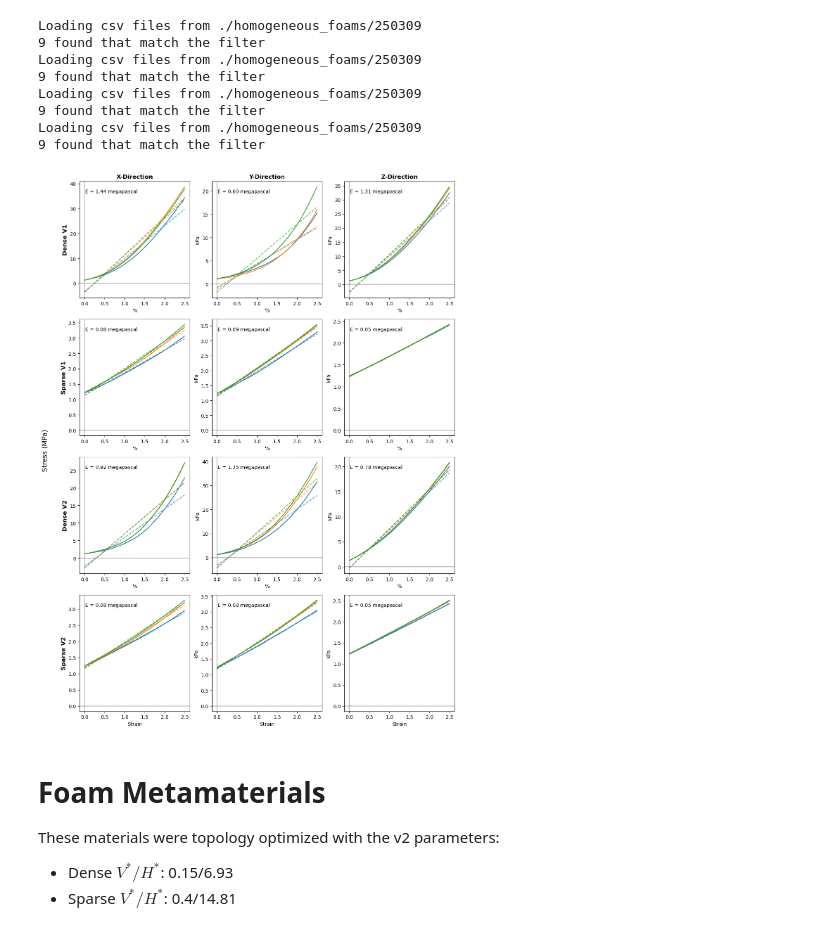
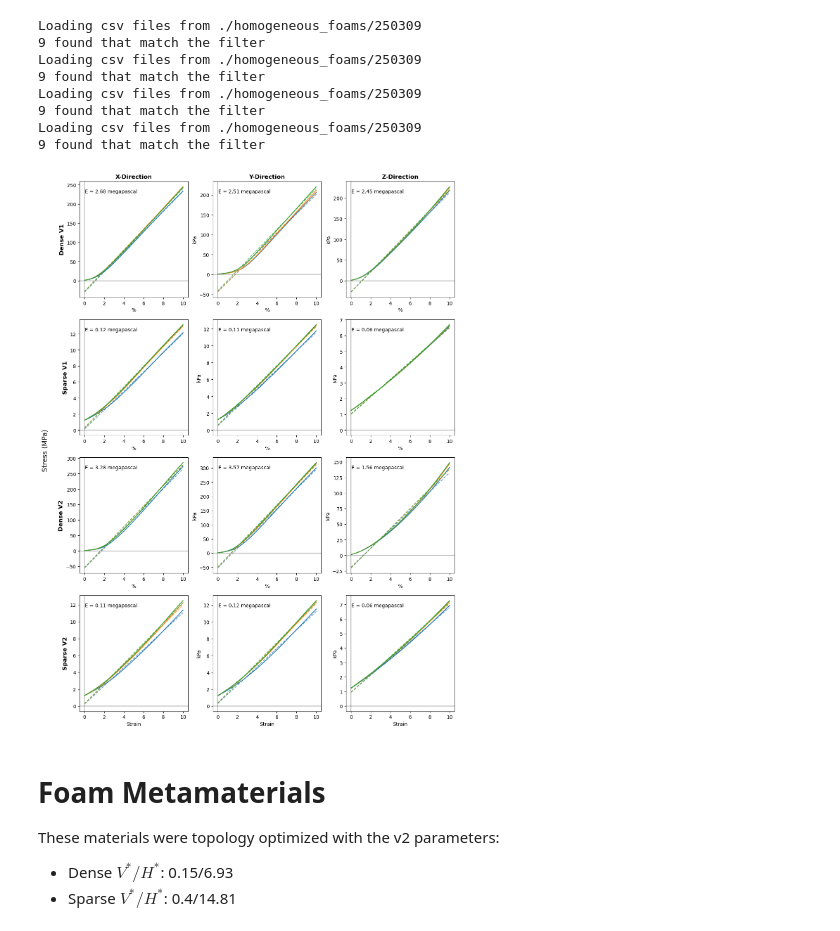
Before and after one commit to TransformativeRoboticsLab/FDE-Metamaterials, a Jupyter notebook: data/instron_tests/analysis.ipynb, the cells around one changed output. Cells and saved outputs as stored; diff of their text form; code cells hidden in the pictures.

```diff
--- a/data/instron_tests/analysis.ipynb
+++ b/data/instron_tests/analysis.ipynb
@@ -37,14 +34,23 @@ samples = [dense_v1, sparse_v1, dense_v2, sparse_v2]
 
 for group in samples:
     for s in group:
+        s.user_data = dict(
+            comp_dir=s.results_tables[0]['Compression Axis'],
+            width=s.results_tables[0]['Width'],
+            height=s.results_tables[0]['Height'],
+            thickness=s.results_tables[0]['Thickness'],
+        )
+        s.data['Calculated compressive strain (Displacement)'] = (s.data['Compressive displacement'] /
+                                                                  s.user_data['thickness']).pint.to('%')
+        s.data['Calculated compressive stress'] = (s.data['Force'] /
+                                                   s.user_data['width'] / s.user_data['thickness']).pint.to('kPa')
         m, b = s.add_linear_fit(x='Compressive strain (Displacement)',
                                 y='Compressive stress',
-                                x_min=0.,
-                                x_max=2.5 * ureg.percent)
-        s.user_data = dict(
+                                x_min=1.*ureg.percent,
+                                x_max=10. * ureg.percent)
+        s.user_data |= dict(
             E=m.to('MPa'),
             y_intercept=b,
-            comp_dir=s.results_tables[0]['Compression Axis']
         )
 # %% [output]
 Loading csv files from ./homogeneous_foams/250309
@@ -80,8 +86,9 @@ for i, group in enumerate(samples):
 x_col = 'Compressive strain (Displacement)'
 y1_col = 'Compressive stress'
 y2_col = 'Compressive stress (Line Fit)'
+# y2_col = 'Calculated compressive stress'
 # x bounds of plot
-strain_limits = (0., 0.025)
+strain_limits = (0., 0.1)
 
 # Plotting
 fig, axg = plt.subplots(4, 3, figsize=(12, 16))
@@ -120,34 +127,34 @@ for i in range(4):
                 ax.plot(sample.data[x_col][mask],
                         sample.data[y2_col][mask],
                         linestyle='--',
                         color=ax.lines[-1].get_color(),
                         alpha=0.7)
 
         # Add E value as text in each subplot
         if samples_to_plot:
             E_values = [s.user_data['E'] for s in samples_to_plot]
             avg_E = sum(E_values)/len(E_values) if E_values else 0
             ax.text(0.05, 0.9, f'E = {avg_E:.2f}', transform=ax.transAxes)
 
         # Set common x and y limits
         # ax.set_xlim(strain_limits * ureg.percent)
 
         # Only add x-labels to bottom row
         if i == 3:
             ax.set_xlabel('Strain')
 
 # Add a common y-label
 fig.text(0.01, 0.5, 'Stress (MPa)', va='center',
          rotation='vertical', fontsize=14)
 
 plt.tight_layout()
 plt.subplots_adjust(left=0.1)  # Make room for common y-label
 
 # # Add a small legend to the bottom right subplot only
 # if organized_samples[3, 2]:  # If there are samples in the bottom right
 #     axg[3, 2].legend(loc='upper left', fontsize='small')
 # %% [output]
-[figure, old version]
+[figure, new version]
 # %% [markdown]
 # Foam Metamaterials
 
```
Also changed, not shown: parts of 7 cells of this notebook, 1 other file.
